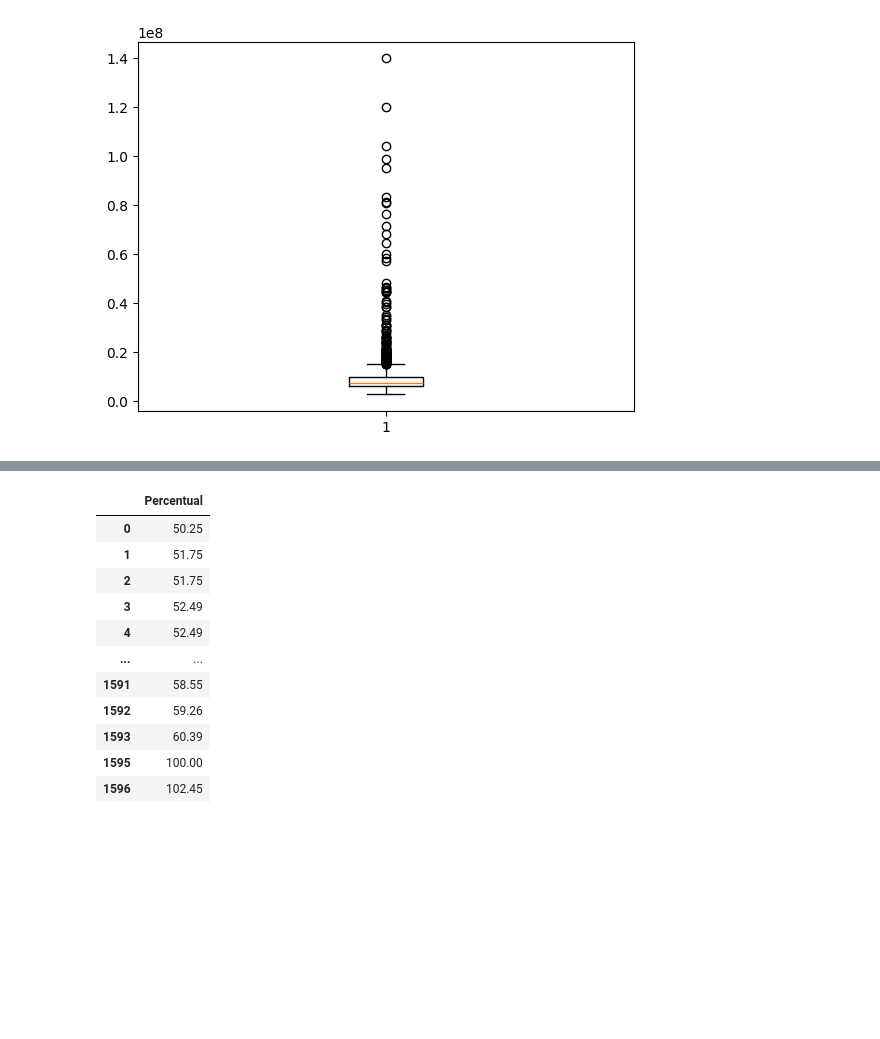
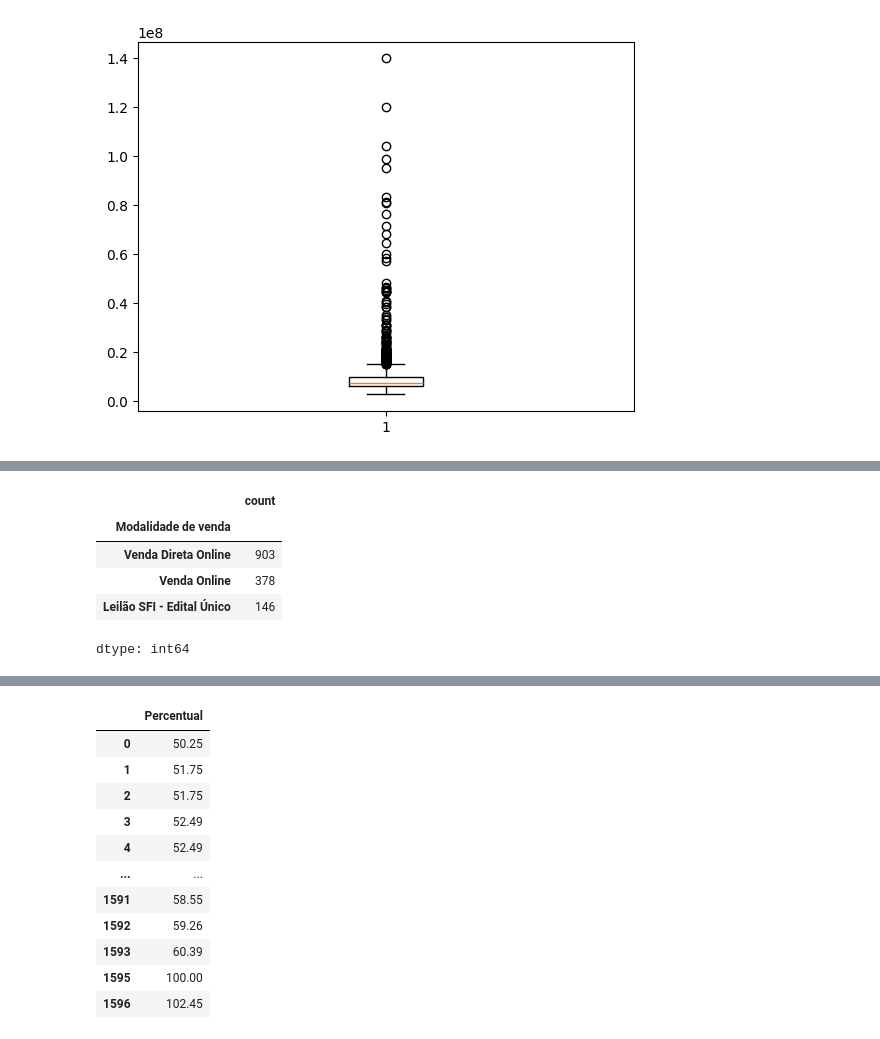
Before and after one commit to Cecimedeiros/analise_imoveis_pe, a Jupyter notebook: imoveis_pe.ipynb, the cells around one changed output, grey strips where cells are left out. Cells and saved outputs as stored; diff of their text form; code cells hidden in the pictures; blank space fills up the shorter version.

```diff
--- a/imoveis_pe.ipynb
+++ b/imoveis_pe.ipynb
@@ -245,0 +263,9 @@ lista_sem_outliers.describe()
+# %%
+lista_sem_outliers['Modalidade de venda'].value_counts()
+# %% [output]
+|  | count |
+| Modalidade de venda |  |
+| Venda Direta Online | 903 |
+| Venda Online | 378 |
+| Leilão SFI - Edital Único | 146 |
+dtype: int64
```
Also changed, not shown: parts of 16 cells of this notebook.
